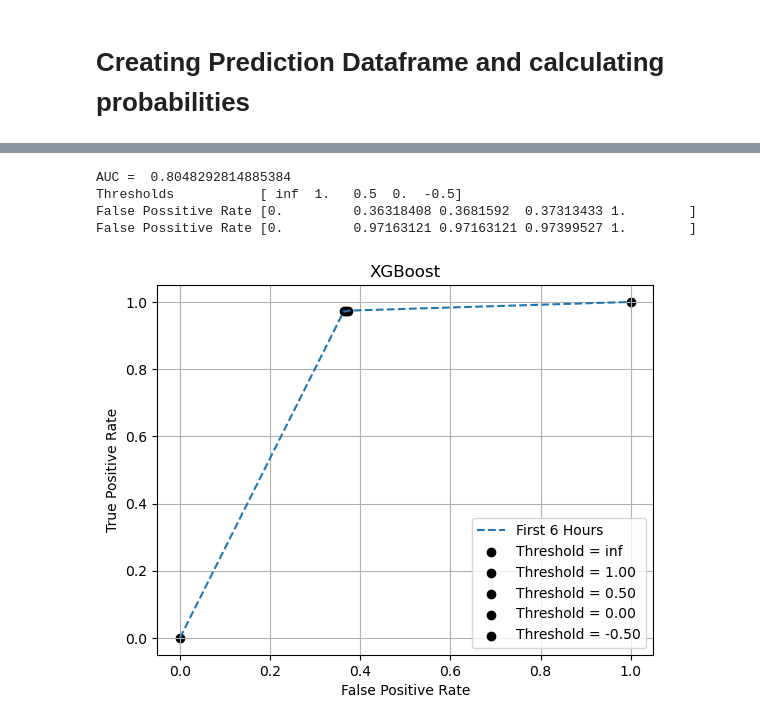
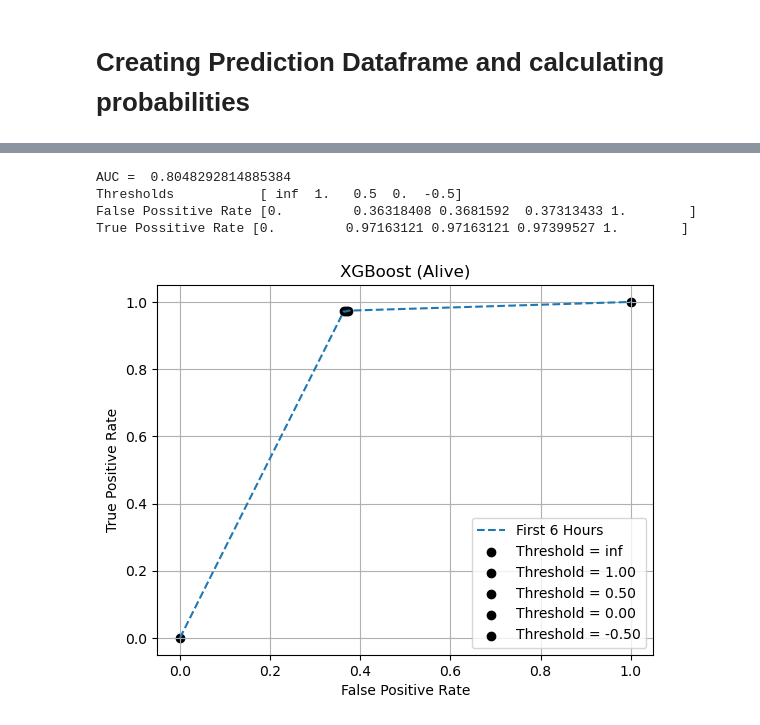
Before and after one commit to DimopDim/MimicIV_ver_2_2, a Jupyter notebook: Collect_Chart_Lab_Events/diagrams/roc.ipynb, the cells around one changed output, grey strips where cells are left out. Cells and saved outputs as stored; diff of their text form; code cells hidden in the pictures.

```diff
--- a/Collect_Chart_Lab_Events/diagrams/roc.ipynb
+++ b/Collect_Chart_Lab_Events/diagrams/roc.ipynb
@@ -156,4 +164,6 @@ ground_truth_dead4=abs(np.subtract(ground_truth_alive4, 1))
 # %%
+"""First 3 hours"""
+
 # Your existing code for ROC curve
 print("AUC = ", roc_auc_score(ground_truth_alive1, prob_alive1))
 fpr1, tpr1, thresholds1 = roc_curve(ground_truth_alive1, prob_alive1)
@@ -167,14 +177,23 @@ pyplot.xlabel(xlabel)
 pyplot.ylabel(ylabel)
 pyplot.legend()
 pyplot.grid(True)
-pyplot.title(algorithm_label)
+pyplot.title(algorithm_label + " (Alive)")
 
 print("Thresholds          ", thresholds1)
 print("False Possitive Rate", fpr1)
-print("False Possitive Rate", tpr1)
+print("True Possitive Rate", tpr1)
 
 # Save the plot in high resolution (adjust the dpi as needed)
-plt.savefig('plots/roc_3hour_plot.png', dpi=300)
+plt.savefig('plots/alive_roc_3hour_plot.png', dpi=300)
+
+# Export results to CSV
+csv_file_path = 'csv/plot_results/alive_roc_3hours_results.csv'
+with open(csv_file_path, 'w', newline='') as csvfile:
+    writer = csv.writer(csvfile)
+    writer.writerow(['AUC', 'Threshold', 'False Positive Rate', 'True Positive Rate'])
+    writer.writerow([roc_auc_score(ground_truth_alive1, prob_alive1), '', '', ''])  # Empty row for AUC
+    for i, threshold in enumerate(thresholds1):
+        writer.writerow(['', threshold, fpr1[i], tpr1[i]])
 
 # Show the plot
 pyplot.show()
@@ -187,31 +206,42 @@ False Possitive Rate [0.         0.97163121 1.        ]
 # %%
+"""First 6 hours"""
+
 print("AUC = ", roc_auc_score(ground_truth_alive2, prob_alive2))
 fpr2, tpr2, thresholds2 = roc_curve(ground_truth_alive2, prob_alive2)
 pyplot.plot(fpr2, tpr2, linestyle='--', label='First 6 Hours')
 
 # Scatter plot for thresholds
 for i, threshold in enumerate(thresholds2):
     pyplot.scatter(fpr2[i], tpr2[i], marker='o', color='black', label=f'Threshold = {threshold:.2f}')
 
 pyplot.xlabel(xlabel)
 pyplot.ylabel(ylabel)
 pyplot.legend()
 pyplot.grid(True)
-pyplot.title(algorithm_label)
+pyplot.title(algorithm_label + " (Alive)")
 
 print("Thresholds          ", thresholds2)
 print("False Possitive Rate", fpr2)
-print("False Possitive Rate", tpr2)
+print("True Possitive Rate", tpr2)
 
 # Save the plot in high resolution (adjust the dpi as needed)
-plt.savefig('plots/roc_6hour_plot.png', dpi=300)
+plt.savefig('plots/alive_roc_6hour_plot.png', dpi=300)
+
+# Export results to CSV
+csv_file_path = 'csv/plot_results/alive_roc_6hours_results.csv'
+with open(csv_file_path, 'w', newline='') as csvfile:
+    writer = csv.writer(csvfile)
+    writer.writerow(['AUC', 'Threshold', 'False Positive Rate', 'True Positive Rate'])
+    writer.writerow([roc_auc_score(ground_truth_alive2, prob_alive2), '', '', ''])  # Empty row for AUC
+    for i, threshold in enumerate(thresholds2):
+        writer.writerow(['', threshold, fpr2[i], tpr2[i]])
 
 # Show the plot
 pyplot.show()
 # %% [output]
 AUC =  0.8048292814885384
 Thresholds           [ inf  1.   0.5  0.  -0.5]
 False Possitive Rate [0.         0.36318408 0.3681592  0.37313433 1.        ]
-False Possitive Rate [0.         0.97163121 0.97163121 0.97399527 1.        ]
+True Possitive Rate [0.         0.97163121 0.97163121 0.97399527 1.        ]
-[figure, old version]
+[figure, new version]
 # %%
```
Also changed, not shown: parts of 19 cells of this notebook.
